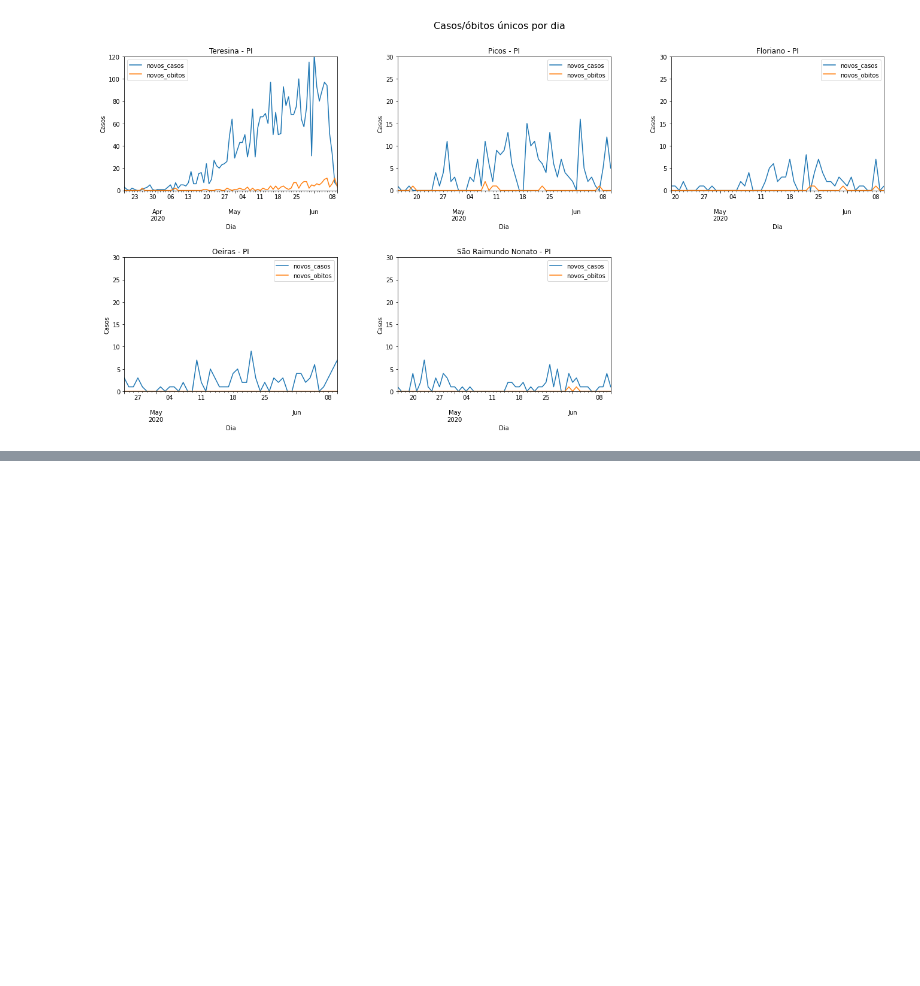
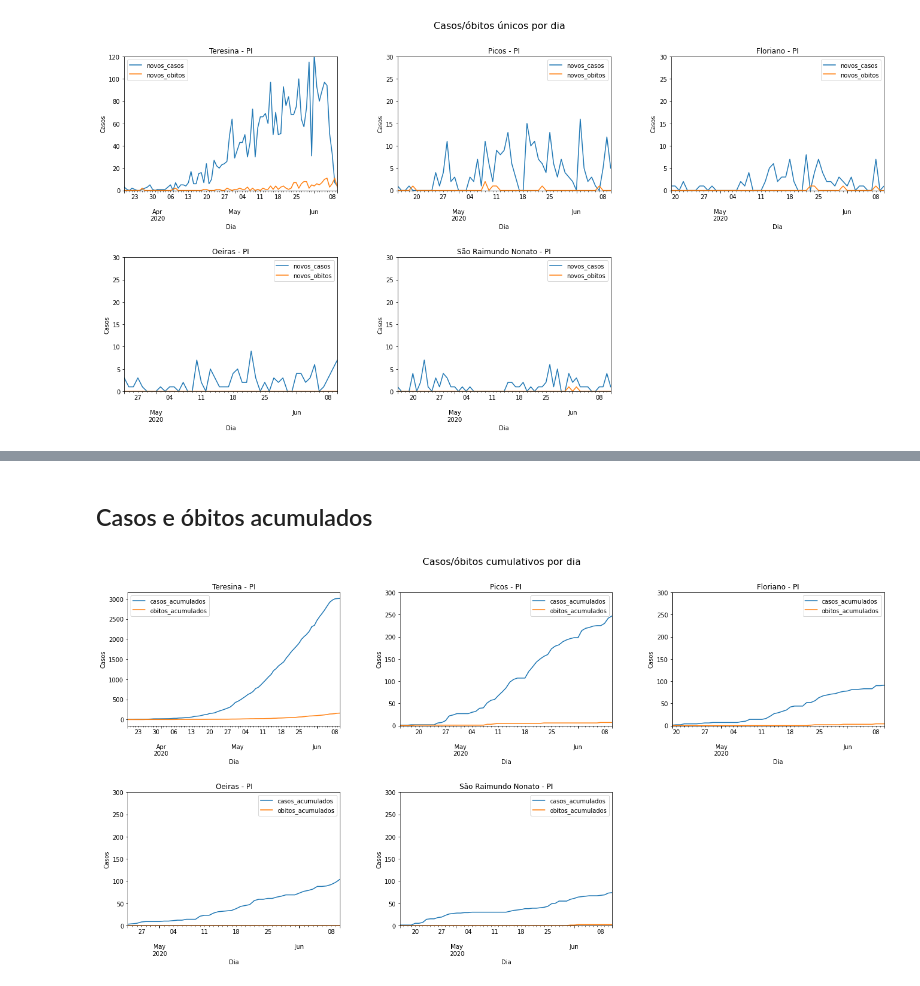
Before and after one commit to diegofsousa/panorama-covid-19-piaui, a Jupyter notebook: primeira_analise.ipynb, the cells around one changed output, grey strips where cells are left out. Saved outputs shown, nothing was run; the diff lists cells and outputs as text; code cells hidden in the pictures; blank space fills up the shorter version.

```diff
--- a/primeira_analise.ipynb
+++ b/primeira_analise.ipynb
@@ -202,50 +215,54 @@ NRMSE: 0.2298563723812527
+# %% [markdown]
+## Casos e óbitos acumulados
 # %%
 fig, ax = plt.subplots(2,3, figsize=(20,10))
 fig.delaxes(ax[1][2])
-fig.suptitle('Casos/óbitos cumulativos por dia', fontsize=16)
+fig.suptitle('Casos e óbitos acumulados por dia', fontsize=16)
 fig.tight_layout(pad=7.0)
 
-teresina_df_date_index['casos acumulados'] = teresina_df_date_index['novos casos'].cumsum()
-teresina_df_date_index['obitos acumulados'] = teresina_df_date_index['novos obitos'].cumsum()
-teresina_df_date_index = teresina_df_date_index.drop(['novos casos','novos obitos'], axis=1)
+teresina_df_date_index['casos_acumulados'] = teresina_df_date_index['novos_casos'].cumsum()
+teresina_df_date_index['obitos_acumulados'] = teresina_df_date_index['novos_obitos'].cumsum()
+teresina_df_date_index = teresina_df_date_index.drop(['novos_casos','novos_obitos'], axis=1)
 plot_teresina = teresina_df_date_index.plot(kind='line', ax=ax[0,0])
 plot_teresina.set_title("Teresina - PI")
 plot_teresina.set_xlabel("Dia")
 plot_teresina.set_ylabel("Casos")
 
-picos_df_date_index['casos acumulados'] = picos_df_date_index['novos casos'].cumsum()
-picos_df_date_index['obitos acumulados'] = picos_df_date_index['novos obitos'].cumsum()
-picos_df_date_index = picos_df_date_index.drop(['novos casos','novos obitos'], axis=1)
+picos_df_date_index['casos_acumulados'] = picos_df_date_index['novos_casos'].cumsum()
+picos_df_date_index['obitos_acumulados'] = picos_df_date_index['novos_obitos'].cumsum()
+picos_df_date_index = picos_df_date_index.drop(['novos_casos','novos_obitos'], axis=1)
 plot_picos = picos_df_date_index.plot(kind='line', ax=ax[0,1], ylim=(0,300))
 plot_picos.set_title("Picos - PI")
 plot_picos.set_xlabel("Dia")
 plot_picos.set_ylabel("Casos")
 
 
-floriano_df_date_index['casos acumulados'] = floriano_df_date_index['novos casos'].cumsum()
-floriano_df_date_index['obitos acumulados'] = floriano_df_date_index['novos obitos'].cumsum()
-floriano_df_date_index = floriano_df_date_index.drop(['novos casos','novos obitos'], axis=1)
+floriano_df_date_index['casos_acumulados'] = floriano_df_date_index['novos_casos'].cumsum()
+floriano_df_date_index['obitos_acumulados'] = floriano_df_date_index['novos_obitos'].cumsum()
+floriano_df_date_index = floriano_df_date_index.drop(['novos_casos','novos_obitos'], axis=1)
 plot_floriano = floriano_df_date_index.plot(kind='line', ax=ax[0,2], ylim=(0,300))
 plot_floriano.set_title("Floriano - PI")
 plot_floriano.set_xlabel("Dia")
 plot_floriano.set_ylabel("Casos")
 
-oeiras_df_date_index['casos acumulados'] = oeiras_df_date_index['novos casos'].cumsum()
-oeiras_df_date_index['obitos acumulados'] = oeiras_df_date_index['novos obitos'].cumsum()
-oeiras_df_date_index = oeiras_df_date_index.drop(['novos casos','novos obitos'], axis=1)
+oeiras_df_date_index['casos_acumulados'] = oeiras_df_date_index['novos_casos'].cumsum()
+oeiras_df_date_index['obitos_acumulados'] = oeiras_df_date_index['novos_obitos'].cumsum()
+oeiras_df_date_index = oeiras_df_date_index.drop(['novos_casos','novos_obitos'], axis=1)
 plot_oeiras = oeiras_df_date_index.plot(kind='line', ax=ax[1,0], ylim=(0,300))
 plot_oeiras.set_title("Oeiras - PI")
 plot_oeiras.set_xlabel("Dia")
 plot_oeiras.set_ylabel("Casos")
 
 
-srn_df_date_index['casos acumulados'] = srn_df_date_index['novos casos'].cumsum()
-srn_df_date_index['obitos acumulados'] = srn_df_date_index['novos obitos'].cumsum()
-srn_df_date_index = srn_df_date_index.drop(['novos casos','novos obitos'], axis=1)
+srn_df_date_index['casos_acumulados'] = srn_df_date_index['novos_casos'].cumsum()
+srn_df_date_index['obitos_acumulados'] = srn_df_date_index['novos_obitos'].cumsum()
+srn_df_date_index = srn_df_date_index.drop(['novos_casos','novos_obitos'], axis=1)
 plot_srn = srn_df_date_index.plot(kind='line', ax=ax[1,1], ylim=(0,300))
 plot_srn.set_title("São Raimundo Nonato - PI")
 plot_srn.set_xlabel("Dia")
 plot_srn.set_ylabel("Casos")
 
 plt.subplots_adjust(hspace=0.50)
 plt.show()
+# %% [output]
+[figure, added]
```
Also changed, not shown: parts of 10 cells of this notebook.
